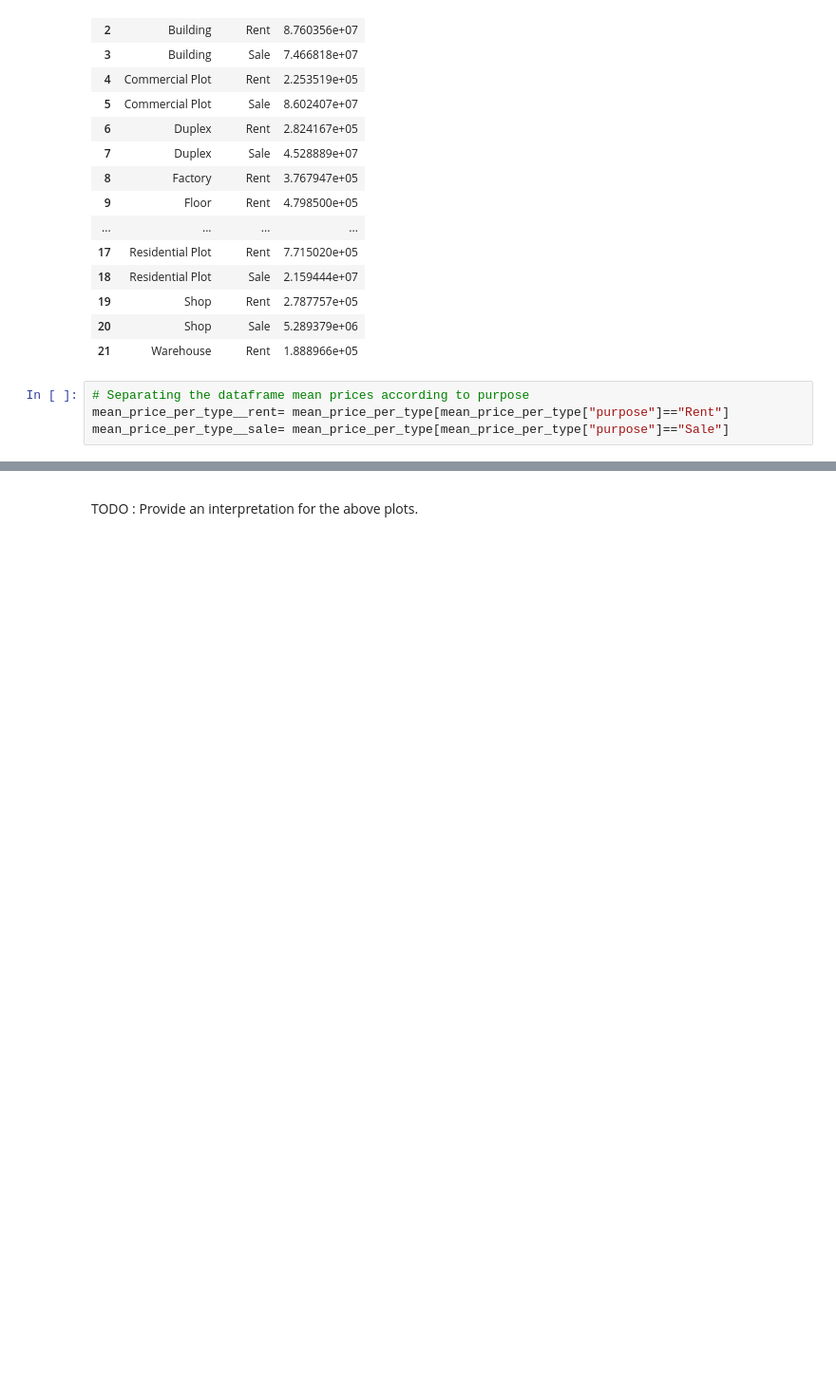
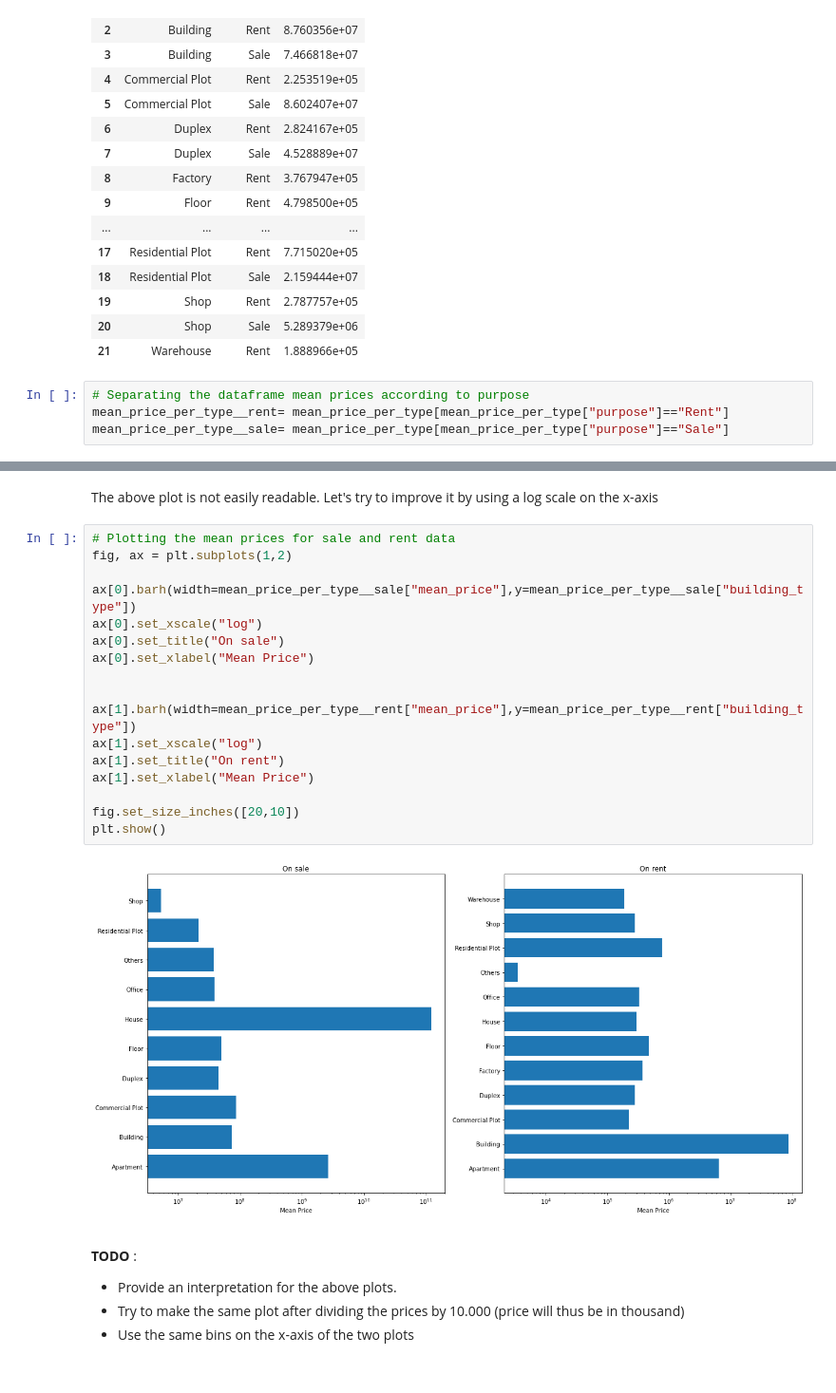
Before and after one commit to OmdenaAI/dhaka-bangladesh-real-estate-recommendation, a Jupyter notebook: src/tasks/task-3-exploratory-data-analysis/EDA - real estate market in Bangladesh.ipynb, the cells around one changed output, grey strips where cells are left out. Shown at 95% size. Saved outputs shown, nothing was run; the diff lists cells and outputs as text; blank space fills up the shorter version.

```diff
--- a/src/tasks/task-3-exploratory-data-analysis/EDA - real estate market in Bangladesh.ipynb
+++ b/src/tasks/task-3-exploratory-data-analysis/EDA - real estate market in Bangladesh.ipynb
@@ -499,5 +499,29 @@ plt.show()
+# %% [markdown]
+The above plot is not easily readable. Let's try to improve it by using a log scale on the x-axis
+# %%
+# Plotting the mean prices for sale and rent data
+fig, ax = plt.subplots(1,2)
+
+ax[0].barh(width=mean_price_per_type__sale["mean_price"],y=mean_price_per_type__sale["building_type"])
+ax[0].set_xscale("log")
+ax[0].set_title("On sale")
+ax[0].set_xlabel("Mean Price")
+
+
+ax[1].barh(width=mean_price_per_type__rent["mean_price"],y=mean_price_per_type__rent["building_type"])
+ax[1].set_xscale("log")
+ax[1].set_title("On rent")
+ax[1].set_xlabel("Mean Price")
+
+fig.set_size_inches([20,10])
+plt.show()
+# %% [output]
+[figure, added]
 # %% [markdown]
 <span id="prices-vs-types-interpretation"></span>
 
-TODO : Provide an interpretation for the above plots.
+**TODO** :
+- Provide an interpretation for the above plots.
+- Try to make the same plot after dividing the prices by 10.000 (price will thus be in thousand)
+- Use the same bins on the x-axis of the two plots
 <br/>
```
Also changed, not shown: parts of 6 cells of this notebook.
